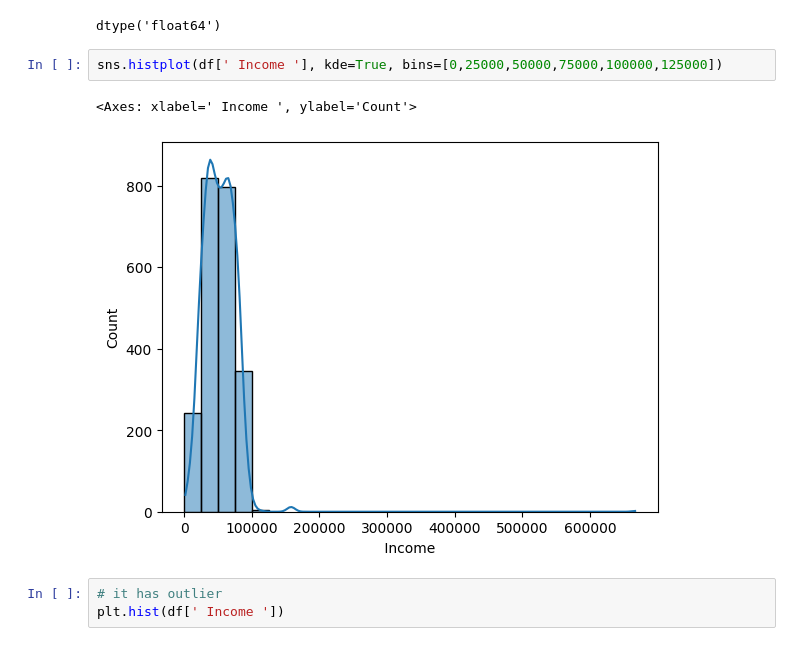
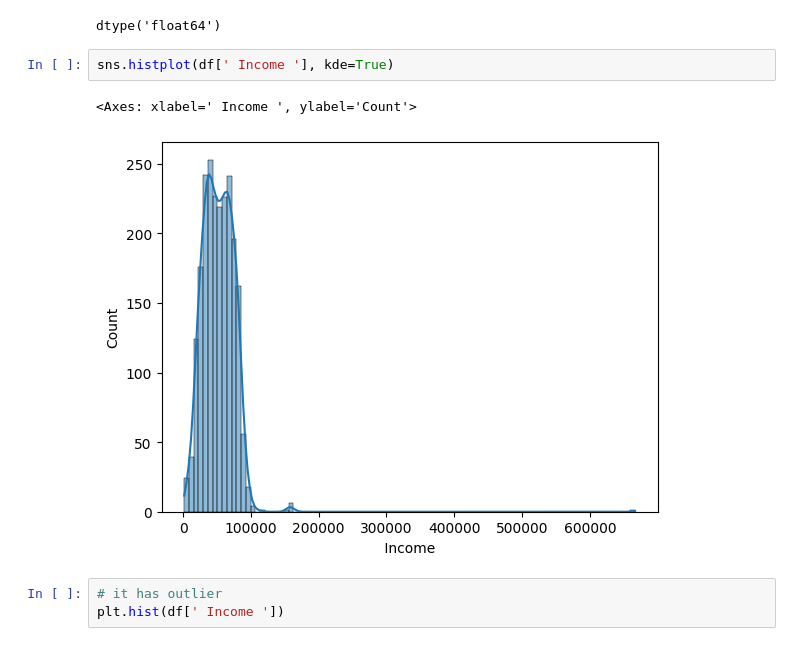
Before and after one commit to SachinSherki4/Data_Science, a Jupyter notebook: Data_Science_Projects/Marketing_Project_1/marketing_campaigns.ipynb, the cells around one changed output. Drawn from its saved outputs; the diff is of its cells as text.

```diff
--- a/Data_Science_Projects/Marketing_Project_1/marketing_campaigns.ipynb
+++ b/Data_Science_Projects/Marketing_Project_1/marketing_campaigns.ipynb
@@ -183,10 +183,10 @@ df[' Income '].dtype
 # %% [output]
 dtype('float64')
 # %%
-sns.histplot(df[' Income '], kde=True, bins=[0,25000,50000,75000,100000,125000])
+sns.histplot(df[' Income '], kde=True)
 # %% [output]
 <Axes: xlabel=' Income ', ylabel='Count'>
-[figure, old version]
+[figure, new version]
 # %%
 # it has outlier
 plt.hist(df[' Income '])
```
Also changed, not shown: parts of 34 cells of this notebook, 1 other file.
